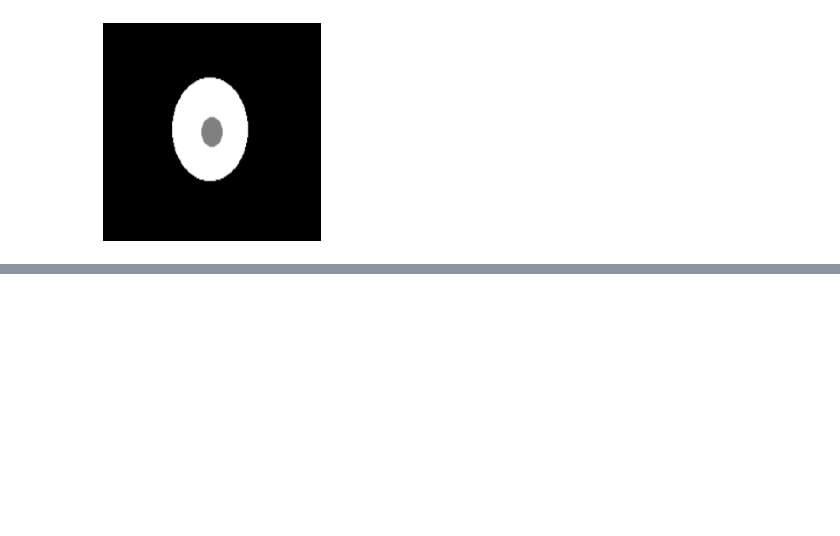
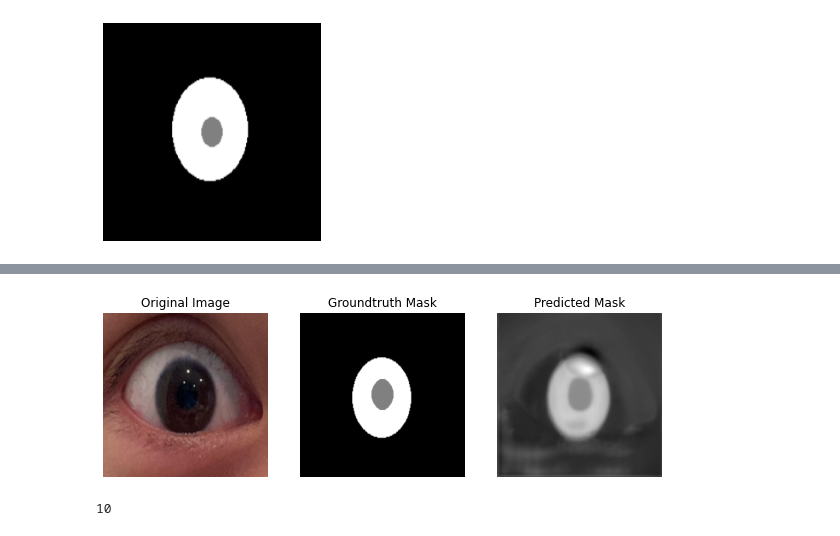
Before and after one commit to revanthbn/Iris-Pupil-Segmentation, a Jupyter notebook: Iris_segmentation.ipynb, the cells around one changed output, grey strips where cells are left out. Cells and saved outputs as stored; diff of their text form; code cells hidden in the pictures; blank space fills up the shorter version.

```diff
--- a/Iris_segmentation.ipynb
+++ b/Iris_segmentation.ipynb
@@ -313,0 +481,41 @@ Unet(
+# %%
+# len(test_set)
+for i in range(1):
+  # Processing the original image
+  test_original = test_set[i][0].cpu().numpy()
+  test_original = np.squeeze(test_original)
+  test_original = np.transpose(test_original, (1, 2, 0))
+
+
+  # Processing the groundtruth mask
+  line = np.ones((256, 10, 3)) * 128
+  test_image = test_set[i][1].cpu().numpy()
+  test_image = np.squeeze(test_image, axis=0)
+  test_image = test_image*255
+
+  # Processing the predicted mask
+  pred_m = pred_masks[i].cpu().numpy()
+  pred_m=np.squeeze(pred_m, axis=0)
+  pred_m=np.squeeze(pred_m, axis=0)
+  pred_m=pred_m*255
+
+  # Visuzalizing the predicted masks and actual masks alongside the original images
+  plt.figure(figsize=(10,20))
+  plt.subplot(1,3,1)
+  plt.imshow(test_original)
+  plt.axis("off")
+  plt.title("Original Image")
+  plt.subplot(1,3,2)
+  plt.imshow(test_image, cmap='gray')
+  plt.axis("off")
+  plt.title("Groundtruth Mask")
+  plt.subplot(1,3,3)
+  plt.imshow(pred_m, cmap='gray')
+  plt.axis("off")
+  plt.title("Predicted Mask")
+# %% [output]
+[figure, added]
+# %%
+print(len(test_set))
+# %% [output]
+10
```
Also changed, not shown: parts of 19 cells of this notebook.
